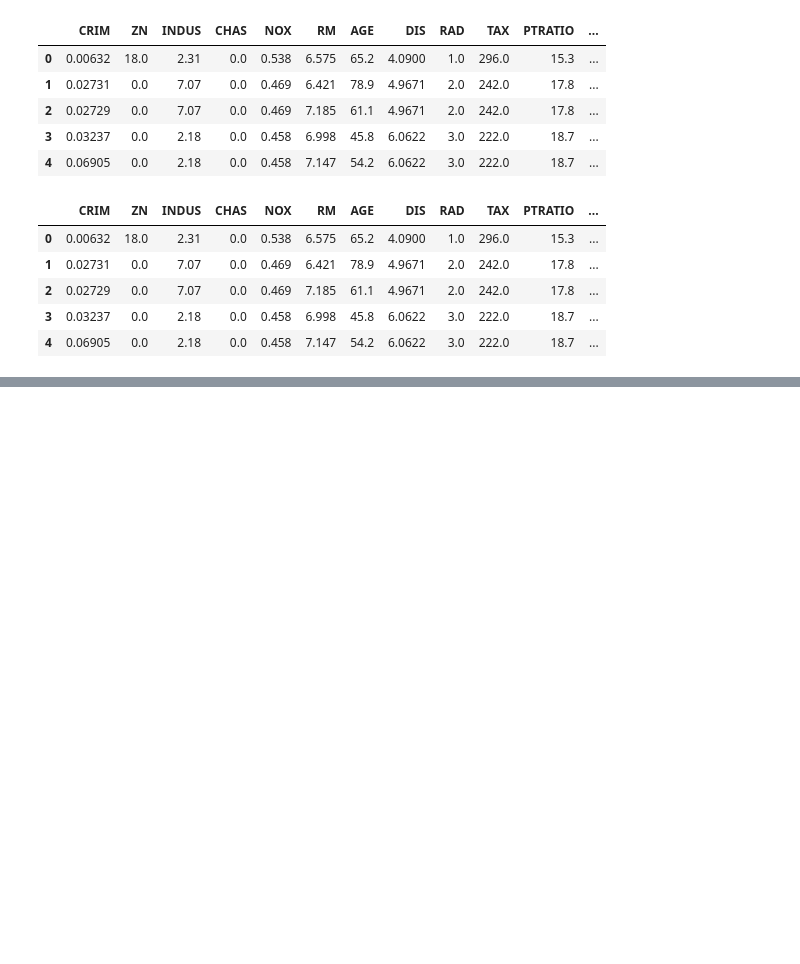
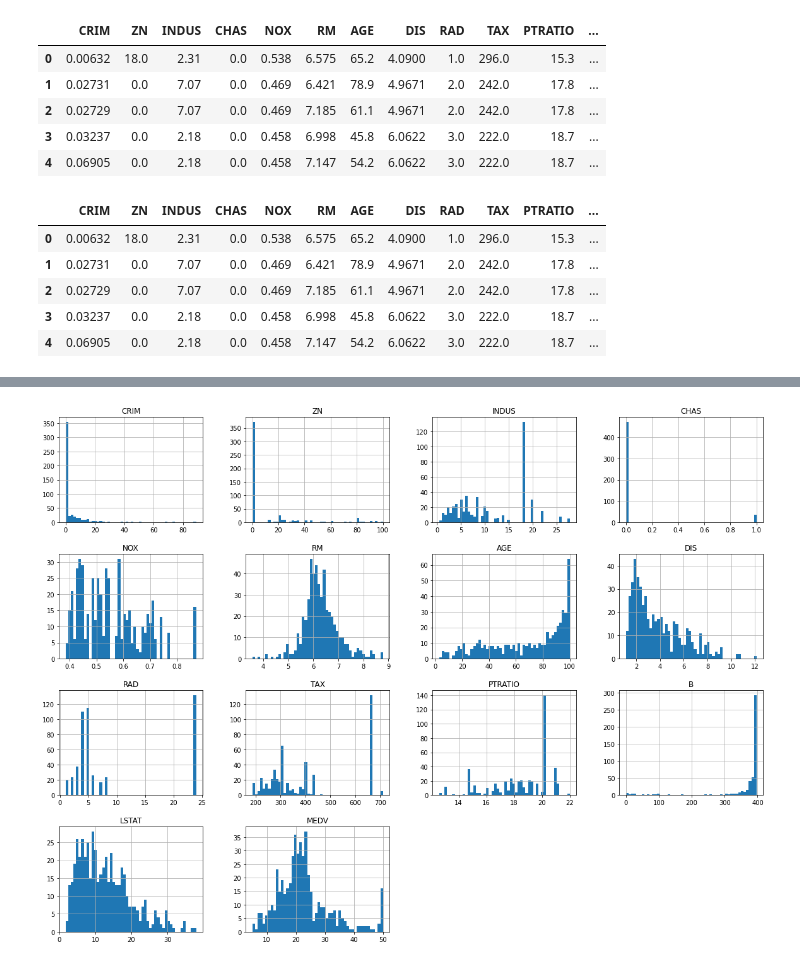
Before and after one commit to gauravpks/ml-repo, a Jupyter notebook: Part 2 - Regression/Multiple Linear Regression/Boston_Regression.ipynb, the cells around one changed output, grey strips where cells are left out. Cells and saved outputs as stored; diff of their text form; code cells hidden in the pictures; blank space fills up the shorter version.

```diff
--- a/Part 2 - Regression/Multiple Linear Regression/Boston_Regression.ipynb
+++ b/Part 2 - Regression/Multiple Linear Regression/Boston_Regression.ipynb
@@ -68,0 +81,7 @@ boston['MEDV'] = boston_dataset.target
+# %%
+%matplotlib inline
+import matplotlib.pyplot as plt
+boston.hist(bins=50, figsize=(20,15))
+plt.show()
+# %% [output]
+[figure, added]
```
Also changed, not shown: parts of 1 cell of this notebook.
